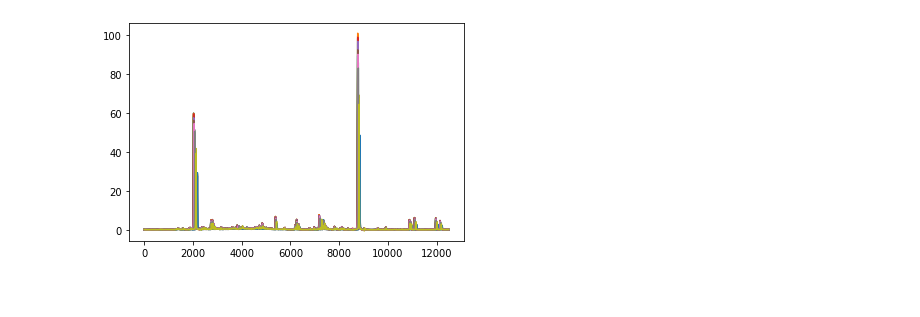
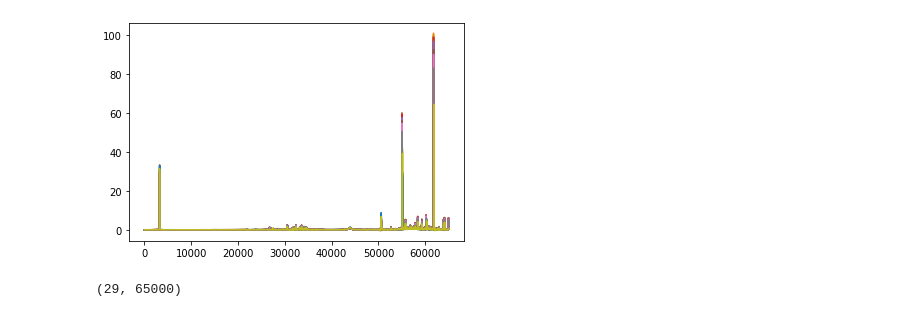
Before and after one commit to AlexanderVoldby/02466Fagprojekt2023, a Jupyter notebook: shiftAAtest.ipynb, the cells around one changed output. Saved outputs shown, nothing was run; the diff lists cells and outputs as text; code cells hidden in the pictures.

```diff
--- a/shiftAAtest.ipynb
+++ b/shiftAAtest.ipynb
@@ -6,11 +8,20 @@ from torchAA import torchAA
 import matplotlib.pyplot as plt
 import numpy as np
 # %%
-plt.plot(X.T[68000:80500])
+lim = (76700,77000)
+# X = X.T[15000:80000]
+# X=X.T
+plt.rcParams["figure.figsize"] = (27,3)
+plt.plot(X.T)
+
 # X = X.T[68000:80500]
-X=X.T
+
 plt.show()
 # %% [output]
-[figure, old version]
+[figure, new version]
+# %%
+X.shape
+# %% [output]
+(29, 65000)
 # %%
 rank = 3
```
Also changed, not shown: parts of 8 cells of this notebook, 1 other file.
